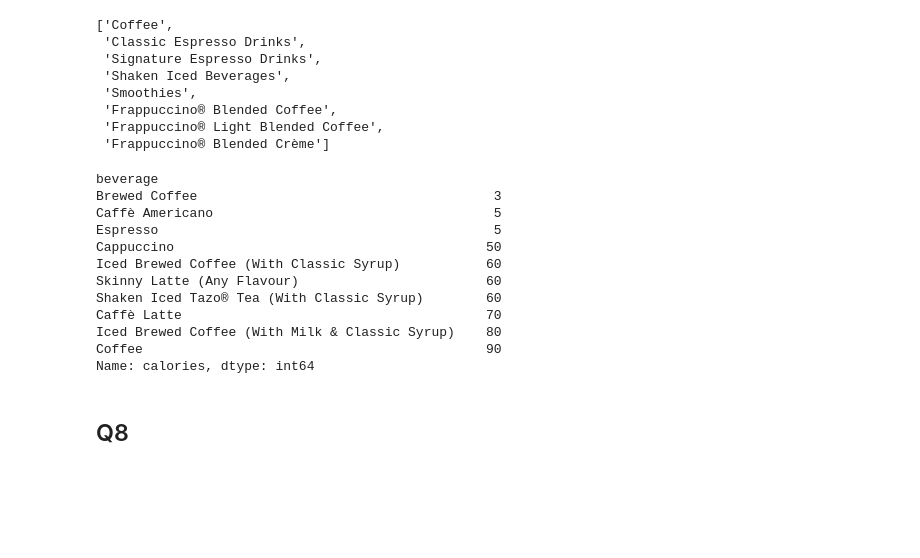
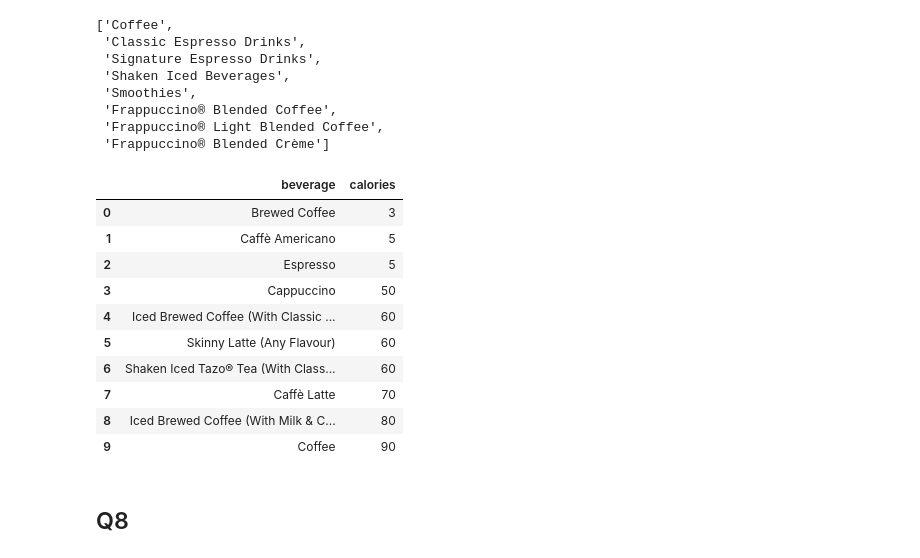
Before and after one commit to mjmarr/codeclan_homework, a Jupyter notebook: week_12/day_02/Homework.ipynb, the cells around one changed output. Cells and saved outputs as stored; diff of their text form; code cells hidden in the pictures; blank space fills up the shorter version.

```diff
--- a/week_12/day_02/Homework.ipynb
+++ b/week_12/day_02/Homework.ipynb
@@ -155,22 +153,21 @@ coffee_list
  'Frappuccino® Blended Crème']
 # %%
 # filter by the list by category -> group by beverage -> get caloric values
-filtered_by_cal = drinks[drinks["beverage_category"].isin(coffee_list)].groupby('beverage')['calories'].min().sort_values().copy()
+filtered_by_cal = drinks[drinks["beverage_category"].isin(coffee_list)].groupby('beverage')['calories'].min().sort_values().reset_index().copy()
 
 filtered_by_cal.head(10) #top 10 values
 # %% [output]
-beverage
-Brewed Coffee                                      3
-Caffè Americano                                    5
-Espresso                                           5
-Cappuccino                                        50
-Iced Brewed Coffee (With Classic Syrup)           60
-Skinny Latte (Any Flavour)                        60
-Shaken Iced Tazo® Tea (With Classic Syrup)        60
-Caffè Latte                                       70
-Iced Brewed Coffee (With Milk & Classic Syrup)    80
-Coffee                                            90
-Name: calories, dtype: int64
+|  | beverage | calories |
+| 0 | Brewed Coffee | 3 |
+| 1 | Caffè Americano | 5 |
+| 2 | Espresso | 5 |
+| 3 | Cappuccino | 50 |
+| 4 | Iced Brewed Coffee (With Classic ... | 60 |
+| 5 | Skinny Latte (Any Flavour) | 60 |
+| 6 | Shaken Iced Tazo® Tea (With Class... | 60 |
+| 7 | Caffè Latte | 70 |
+| 8 | Iced Brewed Coffee (With Milk & C... | 80 |
+| 9 | Coffee | 90 |
 # %% [markdown]
 ## Q8
 # %%
```
Also changed, not shown: parts of 4 cells of this notebook.
